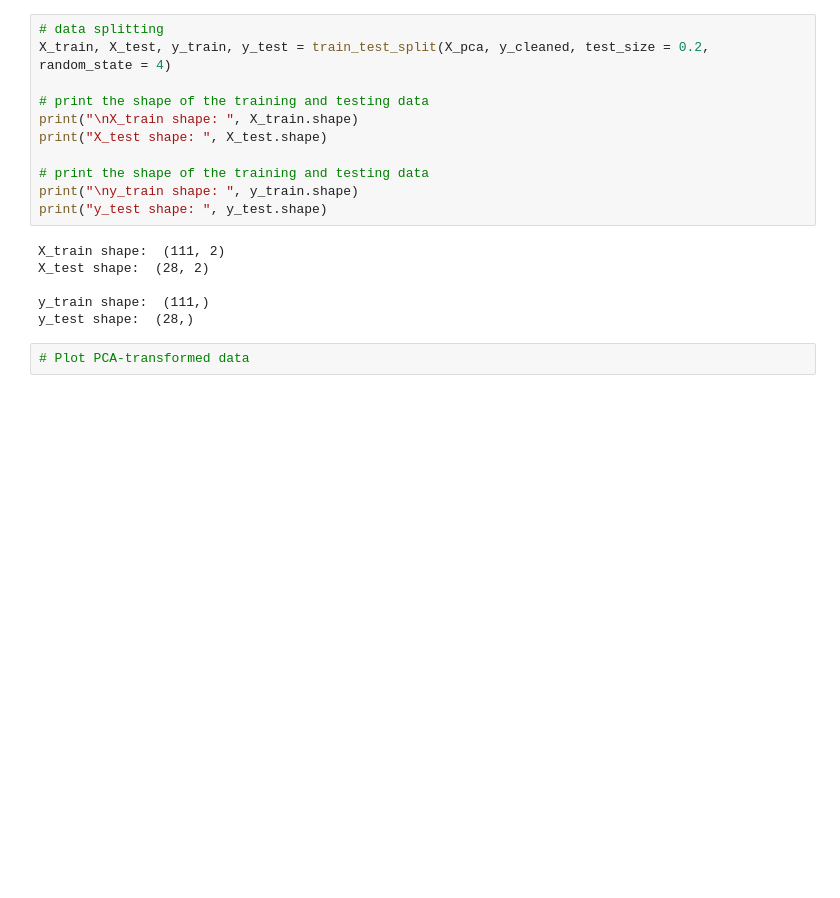
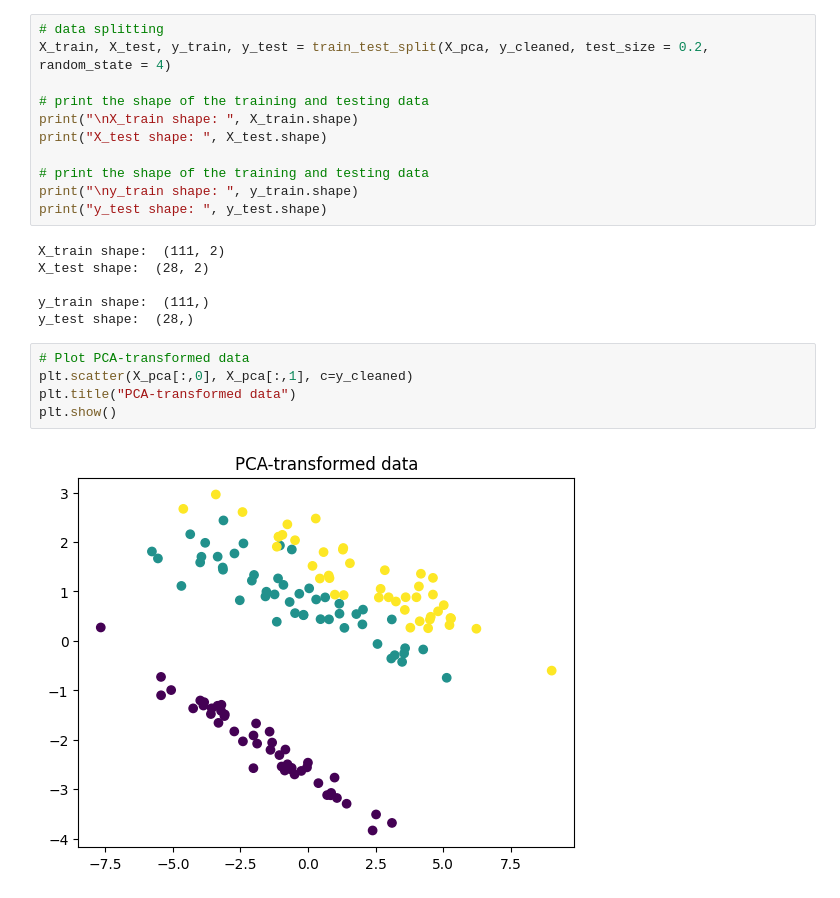
Before and after one commit to sabbir2609/edge_course, a Jupyter notebook: projects/iris_problem.ipynb, the cells around one changed output. Drawn from its saved outputs; the diff is of its cells as text; blank space fills up the shorter version.

Commit message:
Improve data visualization in demo notebook and update evaluation metrics for clarity

```diff
--- a/projects/iris_problem.ipynb
+++ b/projects/iris_problem.ipynb
@@ -183,5 +183,10 @@ X_test shape:  (28, 2)
 
 y_train shape:  (111,)
 y_test shape:  (28,)
-# %%
-# Plot PCA-transformed data
+# %%
+# Plot PCA-transformed data
+plt.scatter(X_pca[:,0], X_pca[:,1], c=y_cleaned)
+plt.title("PCA-transformed data")
+plt.show()
+# %% [output]
+[figure, added]
```
Also changed, not shown: parts of 7 cells of this notebook.
